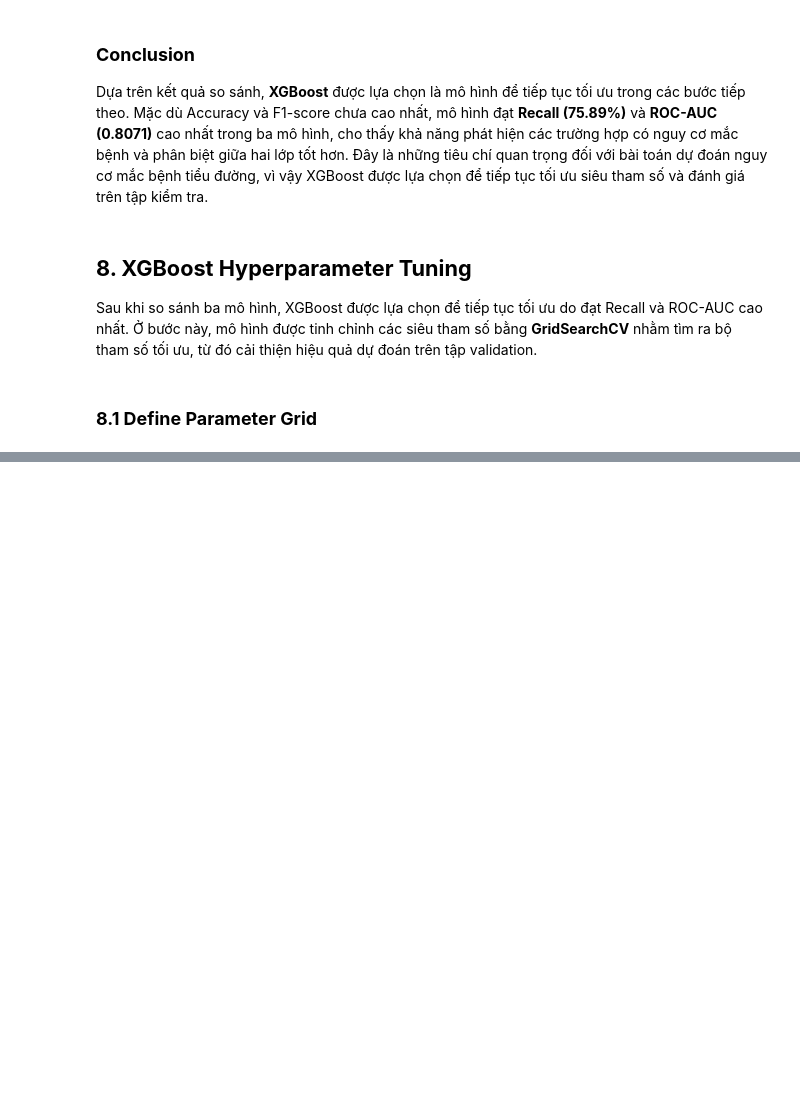
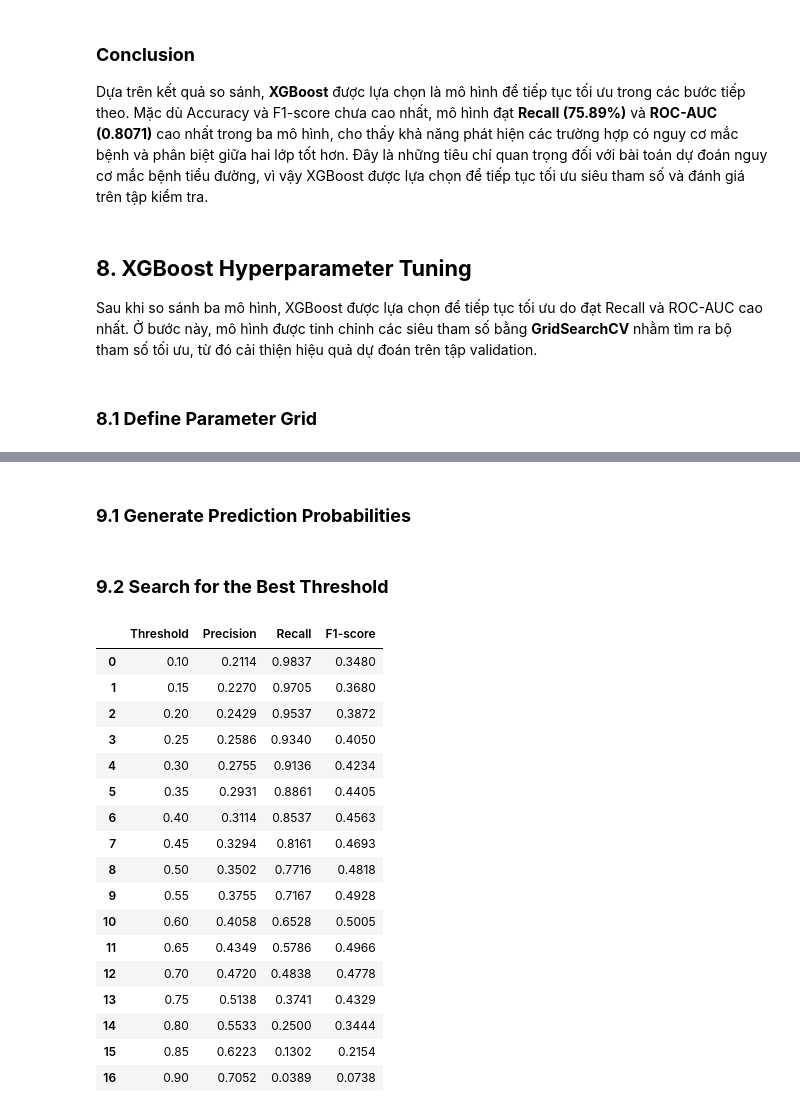
Before and after one commit to Nhungktn/Diabetes-Risk-Prediction, a Jupyter notebook: Diabetes_Risk_Prediction.ipynb, the cells around one changed output, grey strips where cells are left out. Drawn from its saved outputs; the diff is of its cells as text; code cells hidden in the pictures; blank space fills up the shorter version.

```diff
--- a/Diabetes_Risk_Prediction.ipynb
+++ b/Diabetes_Risk_Prediction.ipynb
@@ -1452,0 +1498,2 @@ GridSearchCV(cv=5,
+# %% [markdown]
+### **9.1 Generate Prediction Probabilities**
@@ -1452,0 +1503,57 @@ GridSearchCV(cv=5,
+# %% [markdown]
+### **9.2 Search for the Best Threshold**
+# %%
+import numpy as np
+import pandas as pd
+
+from sklearn.metrics import (
+    precision_score,
+    recall_score,
+    f1_score
+)
+
+thresholds = np.arange(0.10, 0.91, 0.05)
+
+results = []
+
+for threshold in thresholds:
+
+    y_pred = (y_prob >= threshold).astype(int)
+
+    results.append([
+        threshold,
+        precision_score(y_val, y_pred),
+        recall_score(y_val, y_pred),
+        f1_score(y_val, y_pred)
+    ])
+
+threshold_df = pd.DataFrame(
+    results,
+    columns=[
+        "Threshold",
+        "Precision",
+        "Recall",
+        "F1-score"
+    ]
+)
+
+threshold_df.round(4)
+# %% [output]
+|  | Threshold | Precision | Recall | F1-score |
+| 0 | 0.10 | 0.2114 | 0.9837 | 0.3480 |
+| 1 | 0.15 | 0.2270 | 0.9705 | 0.3680 |
+| 2 | 0.20 | 0.2429 | 0.9537 | 0.3872 |
+| 3 | 0.25 | 0.2586 | 0.9340 | 0.4050 |
+| 4 | 0.30 | 0.2755 | 0.9136 | 0.4234 |
+| 5 | 0.35 | 0.2931 | 0.8861 | 0.4405 |
+| 6 | 0.40 | 0.3114 | 0.8537 | 0.4563 |
+| 7 | 0.45 | 0.3294 | 0.8161 | 0.4693 |
+| 8 | 0.50 | 0.3502 | 0.7716 | 0.4818 |
+| 9 | 0.55 | 0.3755 | 0.7167 | 0.4928 |
+| 10 | 0.60 | 0.4058 | 0.6528 | 0.5005 |
+| 11 | 0.65 | 0.4349 | 0.5786 | 0.4966 |
+| 12 | 0.70 | 0.4720 | 0.4838 | 0.4778 |
+| 13 | 0.75 | 0.5138 | 0.3741 | 0.4329 |
+| 14 | 0.80 | 0.5533 | 0.2500 | 0.3444 |
+| 15 | 0.85 | 0.6223 | 0.1302 | 0.2154 |
+| 16 | 0.90 | 0.7052 | 0.0389 | 0.0738 |
```
Also changed, not shown: parts of 17 cells of this notebook.
